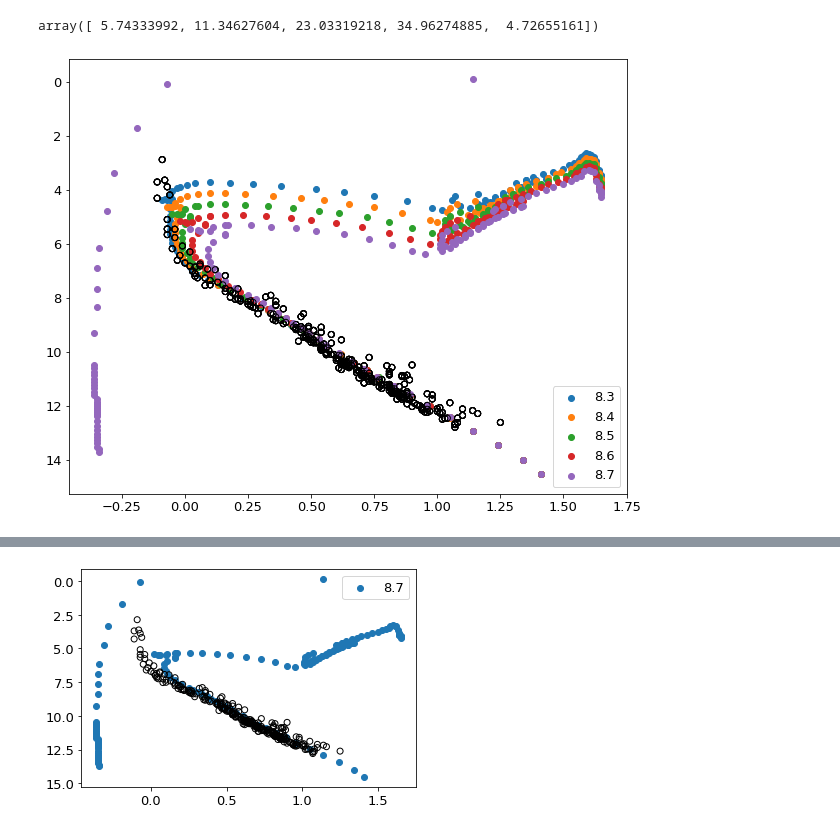
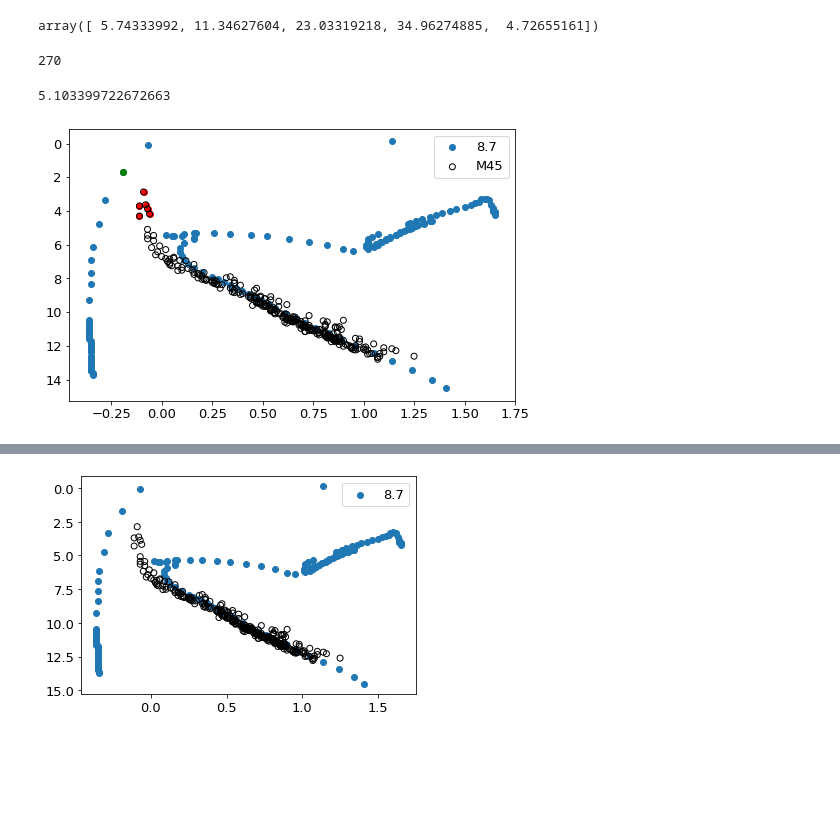
Before and after one commit to jppirest/mw_substructures, a Jupyter notebook: dados/Ag_Simulados/P3/M45/parte2.ipynb, the cells around one changed output, grey strips where cells are left out. Saved outputs shown, nothing was run; the diff lists cells and outputs as text; code cells hidden in the pictures; blank space fills up the shorter version.

```diff
--- a/dados/Ag_Simulados/P3/M45/parte2.ipynb
+++ b/dados/Ag_Simulados/P3/M45/parte2.ipynb
@@ -266,15 +266,30 @@ for j in range(len(oi)):
 a
 # %% [output]
 array([ 5.74333992, 11.34627604, 23.03319218, 34.96274885,  4.72655161])
+# %%
+len(i1)
+# %% [output]
+270
 # %%
-plt.figure(figsize=(10,8))
+plt.figure(figsize=(8,5))
+oi = [8.3,8.4,8.5,8.6,8.7]
+oi = [8.7]
 for element in oi:#age[25:40]:
   data = iso[iso['log(Age)'] == element]
   Xiso = np.array(data['(B-V)o'] + E)
   Yiso = np.array(data['Mv'] + minimo_chi)
   plt.scatter(Xiso,Yiso,label = str(element))
-  plt.scatter(i1['B-V'] ,i1['V'], color = 'none', edgecolor = 'black')
+  local = np.where(Xiso == min(Xiso))[0][0]
+  plt.scatter(Xiso[local-7],Yiso[local-7], color = 'green')
+  a = [Xiso[local-7],Yiso[local-7]]
+  b = [i1['B-V'][indices[0:2]],i1['V'][indices[0:2]]]
+  print(np.sum(dist(a,b)))
+
+for element in indices:
+    plt.scatter(i1['B-V'][element] ,i1['V'][element], color = 'red')
+plt.scatter(i1['B-V'] ,i1['V'], color = 'none', edgecolor = 'black', label = 'M45')
 plt.legend()
 plt.gca().invert_yaxis()
 # %% [output]
+5.103399722672663
-[figure, old version]
+[figure, new version]
```
Also changed, not shown: parts of 8 cells of this notebook.
